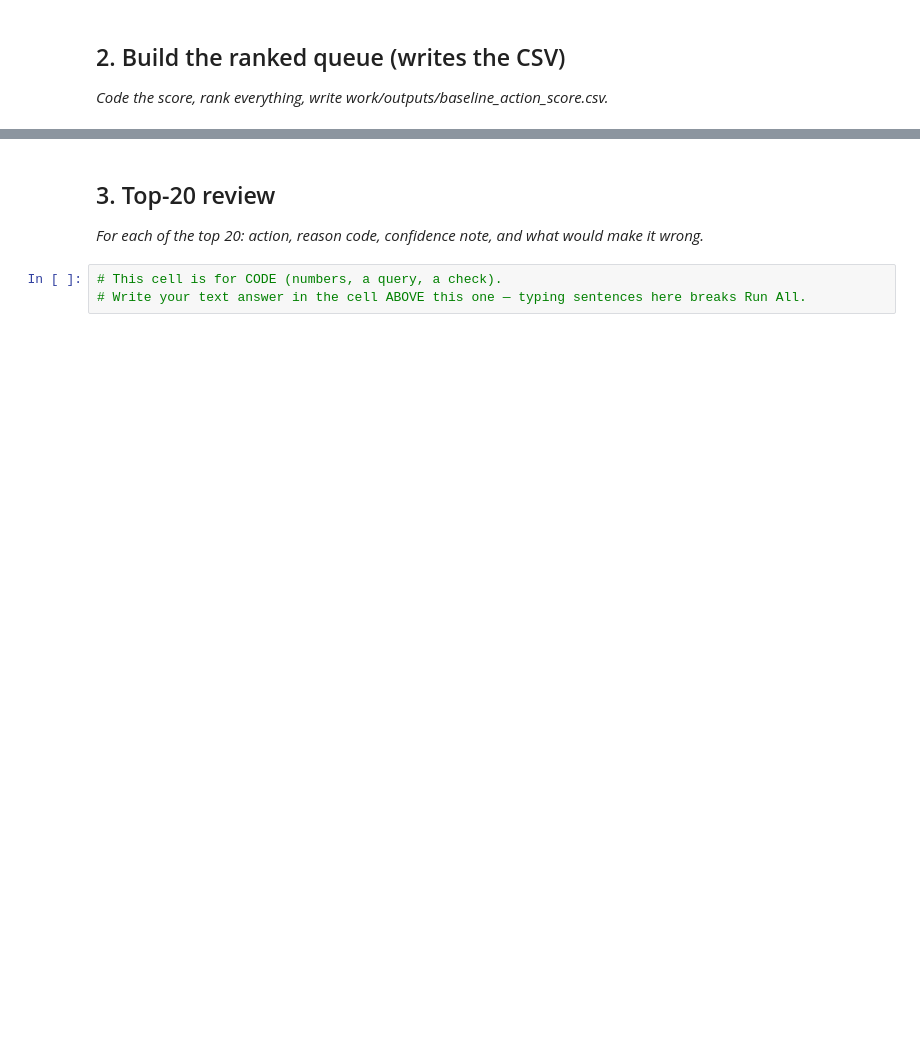
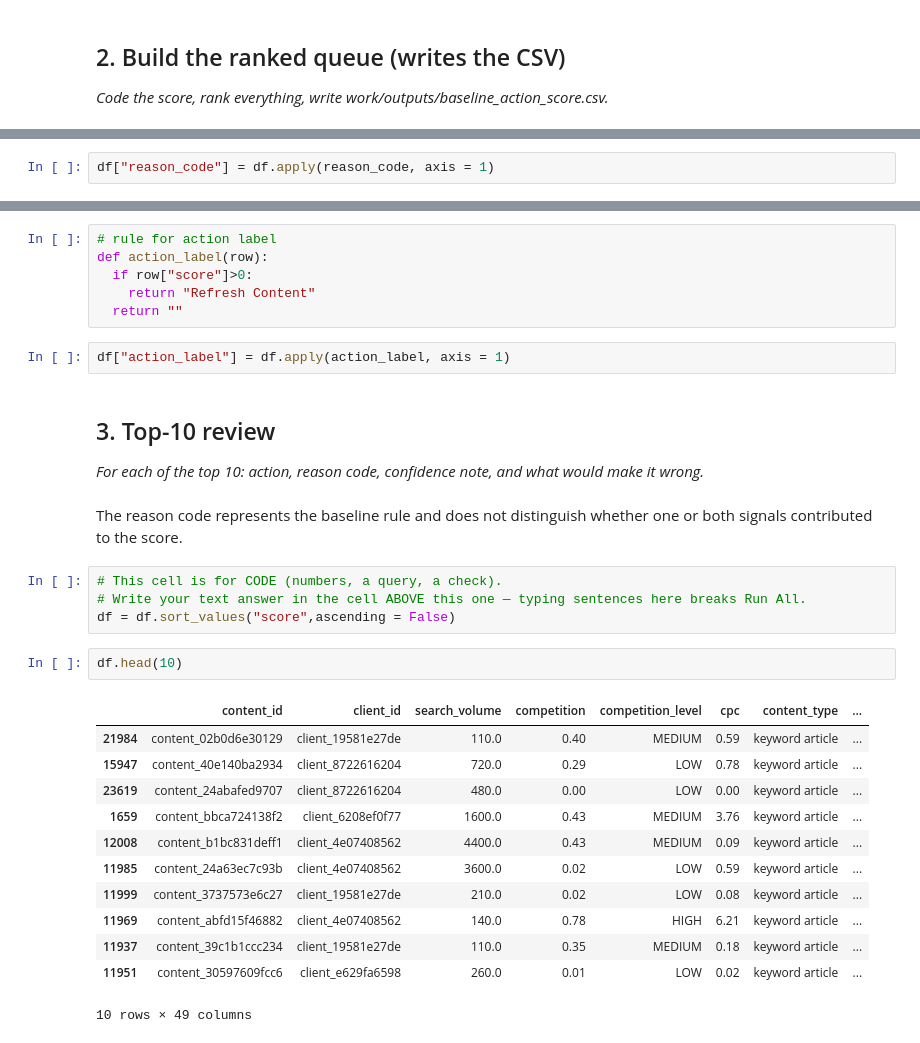
Before and after one commit to Krishma-adhikari/flyrank-projects, a Jupyter notebook: work/notebooks/w04_baseline_score.ipynb, the cells around one changed output, grey strips where cells are left out. Drawn from its saved outputs; the diff is of its cells as text; blank space fills up the shorter version.

```diff
--- a/work/notebooks/w04_baseline_score.ipynb
+++ b/work/notebooks/w04_baseline_score.ipynb
@@ -47,0 +110,2 @@ thr
+# %%
+df["reason_code"] = df.apply(reason_code, axis = 1)
@@ -48,7 +126,33 @@ thr
+# %%
+# rule for action label
+def action_label(row):
+  if row["score"]>0:
+    return "Refresh Content"
+  return ""
+# %%
+df["action_label"] = df.apply(action_label, axis = 1)
 # %% [markdown]
-## 3. Top-20 review
+## 3. Top-10 review
 
-*For each of the top 20: action, reason code, confidence note, and what would make it wrong.*
+*For each of the top 10: action, reason code, confidence note, and what would make it wrong.*
+# %% [markdown]
+The reason code represents the baseline rule and does not distinguish whether one or both signals contributed to the score.
 # %%
 # This cell is for CODE (numbers, a query, a check).
 # Write your text answer in the cell ABOVE this one — typing sentences here breaks Run All.
+df = df.sort_values("score",ascending = False)
+# %%
+df.head(10)
+# %% [output]
+|  | content_id | client_id | search_volume | competition | competition_level | cpc | content_type | ... |
+| 21984 | content_02b0d6e30129 | client_19581e27de | 110.0 | 0.40 | MEDIUM | 0.59 | keyword article | ... |
+| 15947 | content_40e140ba2934 | client_8722616204 | 720.0 | 0.29 | LOW | 0.78 | keyword article | ... |
+| 23619 | content_24abafed9707 | client_8722616204 | 480.0 | 0.00 | LOW | 0.00 | keyword article | ... |
+| 1659 | content_bbca724138f2 | client_6208ef0f77 | 1600.0 | 0.43 | MEDIUM | 3.76 | keyword article | ... |
+| 12008 | content_b1bc831deff1 | client_4e07408562 | 4400.0 | 0.43 | MEDIUM | 0.09 | keyword article | ... |
+| 11985 | content_24a63ec7c93b | client_4e07408562 | 3600.0 | 0.02 | LOW | 0.59 | keyword article | ... |
+| 11999 | content_3737573e6c27 | client_19581e27de | 210.0 | 0.02 | LOW | 0.08 | keyword article | ... |
+| 11969 | content_abfd15f46882 | client_4e07408562 | 140.0 | 0.78 | HIGH | 6.21 | keyword article | ... |
+| 11937 | content_39c1b1ccc234 | client_19581e27de | 110.0 | 0.35 | MEDIUM | 0.18 | keyword article | ... |
+| 11951 | content_30597609fcc6 | client_e629fa6598 | 260.0 | 0.01 | LOW | 0.02 | keyword article | ... |
+10 rows × 49 columns
```
Also changed, not shown: parts of 25 cells of this notebook.
